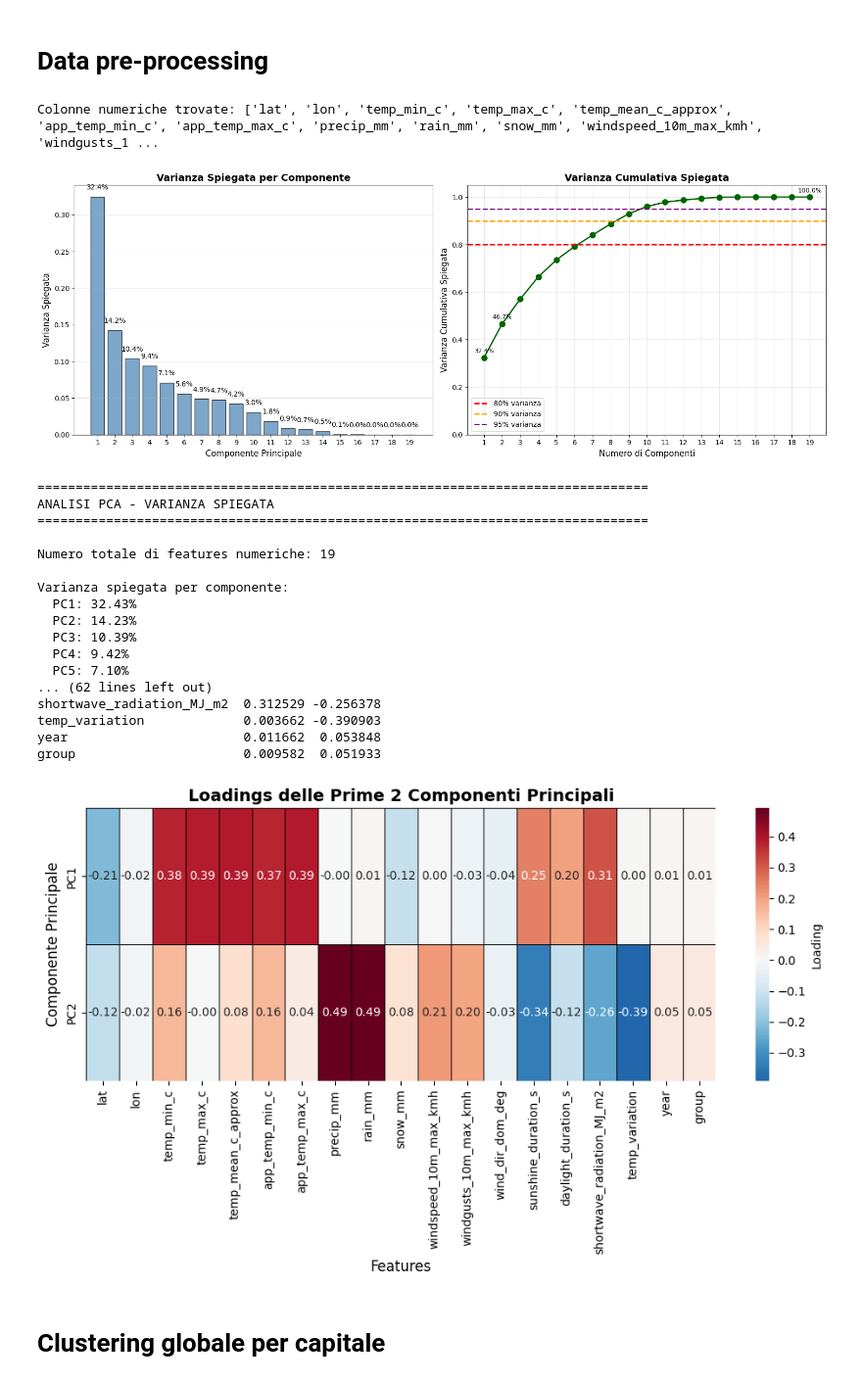
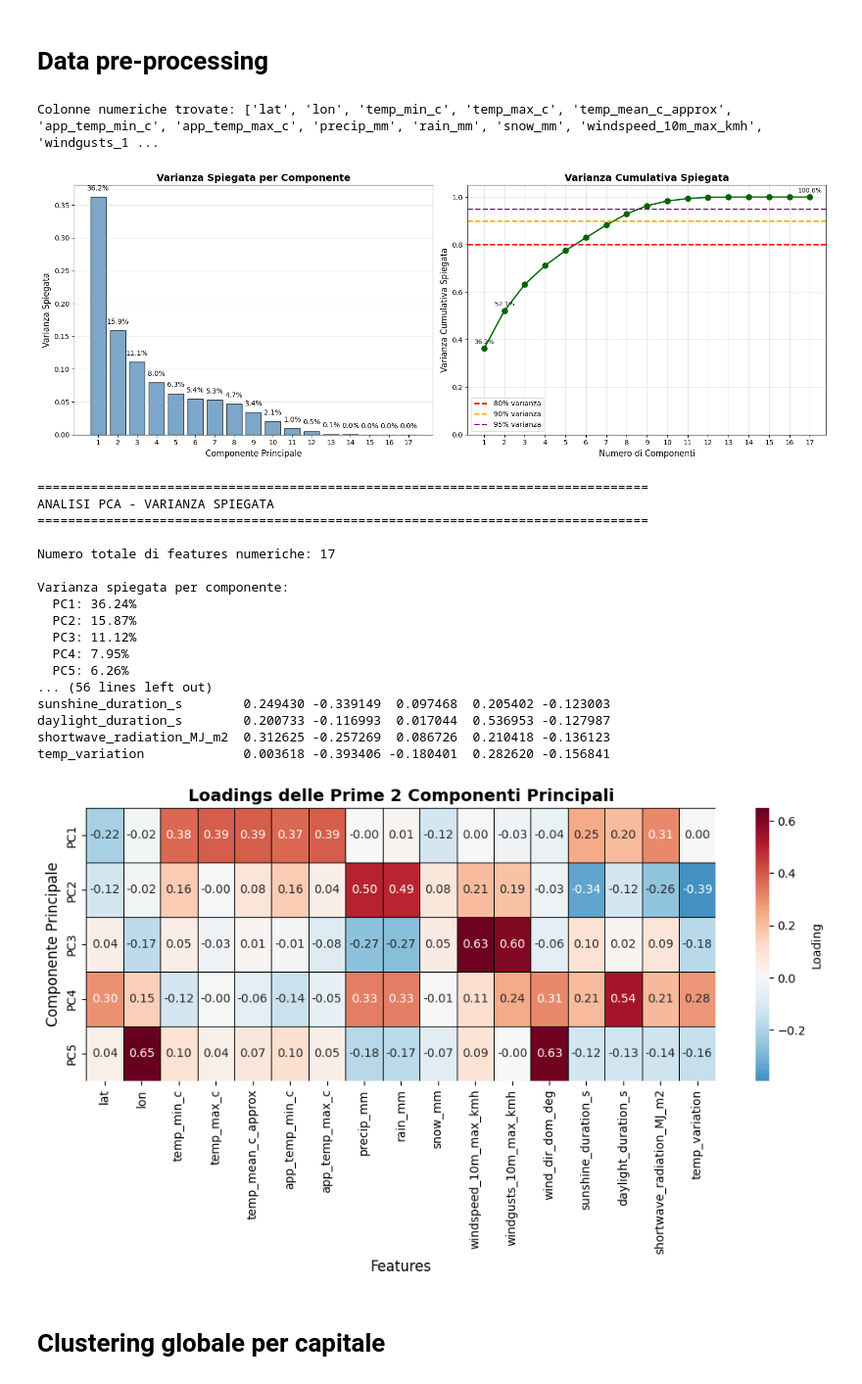
Before and after one commit to gabri17/Data-Mining-Project, a Jupyter notebook: cluster.ipynb, the cells around one changed output. Shown at 98% size. Cells and saved outputs as stored; diff of their text form; code cells hidden in the pictures.

```diff
--- a/cluster.ipynb
+++ b/cluster.ipynb
@@ -87,9 +87,9 @@ def get_decade(year):
 
 def get_group(year):
     if year <= 2009:
-        return 1
+        return "1995-2009"
     else:
-        return 2
+        return "2010-2024"
 
 
 
@@ -110,6 +110,7 @@ from sklearn.decomposition import PCA
 
 # Select only numerical columns
 numerical_cols = df.select_dtypes(include=[np.number]).columns.tolist()
+numerical_cols.remove('year')
 print(f"Colonne numeriche trovate: {numerical_cols}")
 
 # Prepare data for PCA
@@ -194,48 +195,48 @@ for threshold in thresholds:
     n_components = np.argmax(cumulative_variance >= threshold) + 1
     print(f"  {threshold:.0%} della varianza: {n_components} componenti ({cumulative_variance[n_components-1]:.2%})")
 
 # Show loadings for first 2 components
 print("\n" + "="*80)
 print("LOADINGS DELLE PRIME 2 COMPONENTI PRINCIPALI")
 print("="*80)
 loadings = pd.DataFrame(
-    pca_full.components_[:2].T,
-    columns=['PC1', 'PC2'],
+    pca_full.components_[:5].T,
+    columns=['PC1', 'PC2', 'PC3', 'PC4', 'PC5'],
     index=numerical_cols
 )
 print(loadings)
 
 # Visualize loadings as heatmap
 plt.figure(figsize=(10, 6))
 import seaborn as sns
 sns.heatmap(loadings.T, annot=True, fmt='.2f', cmap='RdBu_r', center=0,
             cbar_kws={'label': 'Loading'}, linewidths=0.5, linecolor='black')
 plt.title('Loadings delle Prime 2 Componenti Principali', fontsize=14, fontweight='bold')
 plt.xlabel('Features', fontsize=12)
 plt.ylabel('Componente Principale', fontsize=12)
 plt.tight_layout()
 plt.show()
 # %% [output]
 Colonne numeriche trovate: ['lat', 'lon', 'temp_min_c', 'temp_max_c', 'temp_mean_c_approx', 'app_temp_min_c', 'app_temp_max_c', 'precip_mm', 'rain_mm', 'snow_mm', 'windspeed_10m_max_kmh', 'windgusts_1 ...
-[figure, old version]
+[figure, new version]
 ================================================================================
 ANALISI PCA - VARIANZA SPIEGATA
 ================================================================================
 
-Numero totale di features numeriche: 19
+Numero totale di features numeriche: 17
 
 Varianza spiegata per componente:
-  PC1: 32.43%
-  PC2: 14.23%
-  PC3: 10.39%
-  PC4: 9.42%
-  PC5: 7.10%
-... (62 lines left out)
-shortwave_radiation_MJ_m2  0.312529 -0.256378
-temp_variation             0.003662 -0.390903
-year                       0.011662  0.053848
-group                      0.009582  0.051933
+  PC1: 36.24%
+  PC2: 15.87%
+  PC3: 11.12%
+  PC4: 7.95%
+  PC5: 6.26%
+... (56 lines left out)
+sunshine_duration_s        0.249430 -0.339149  0.097468  0.205402 -0.123003
+daylight_duration_s        0.200733 -0.116993  0.017044  0.536953 -0.127987
+shortwave_radiation_MJ_m2  0.312625 -0.257269  0.086726  0.210418 -0.136123
+temp_variation             0.003618 -0.393406 -0.180401  0.282620 -0.156841
-[figure, old version]
+[figure, new version]
 # %%
 # Aggregazioni globali
 
```
